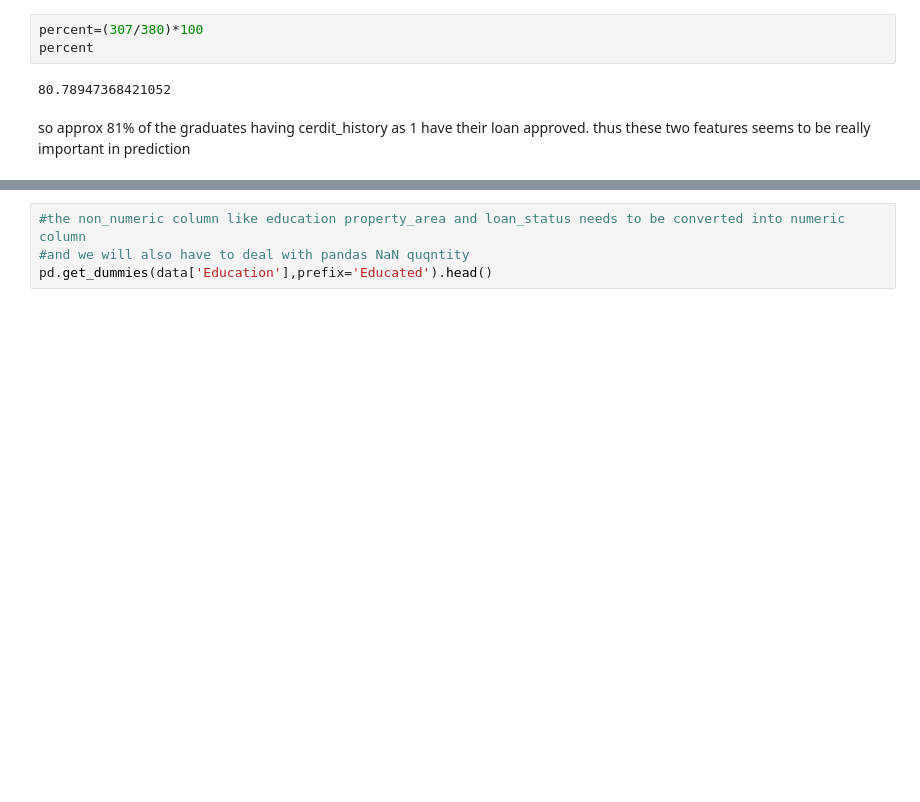
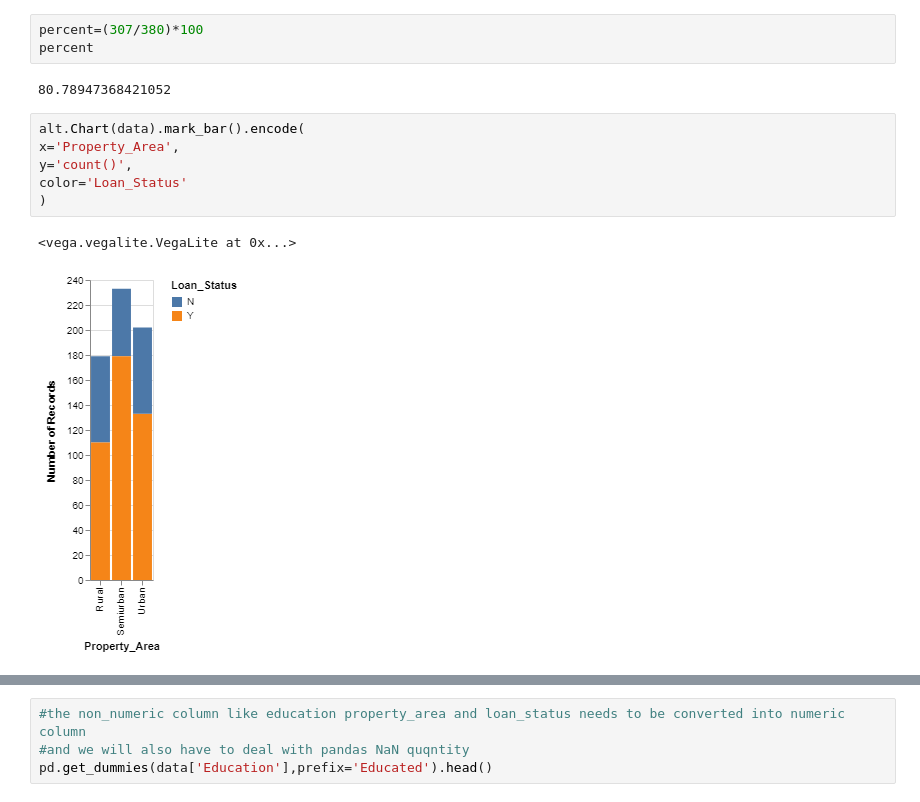
Before and after one commit to Justmiku/ml_project, a Jupyter notebook: loan_prediction.ipynb, the cells around one changed output, grey strips where cells are left out. Drawn from its saved outputs; the diff is of its cells as text; blank space fills up the shorter version.

```diff
--- a/loan_prediction.ipynb
+++ b/loan_prediction.ipynb
@@ -220,6 +237,12 @@ percent=(307/380)*100
 percent
 # %% [output]
 80.78947368421052
-# %% [markdown]
-so approx 81% of the graduates having cerdit_history as 1 have their loan approved.
-thus these two features seems to be really important in prediction
+# %%
+alt.Chart(data).mark_bar().encode(
+x='Property_Area',
+y='count()',
+color='Loan_Status'
+)
+# %% [output]
+<vega.vegalite.VegaLite at 0x...>
+[figure, added]
```
Also changed, not shown: parts of 39 cells of this notebook.
